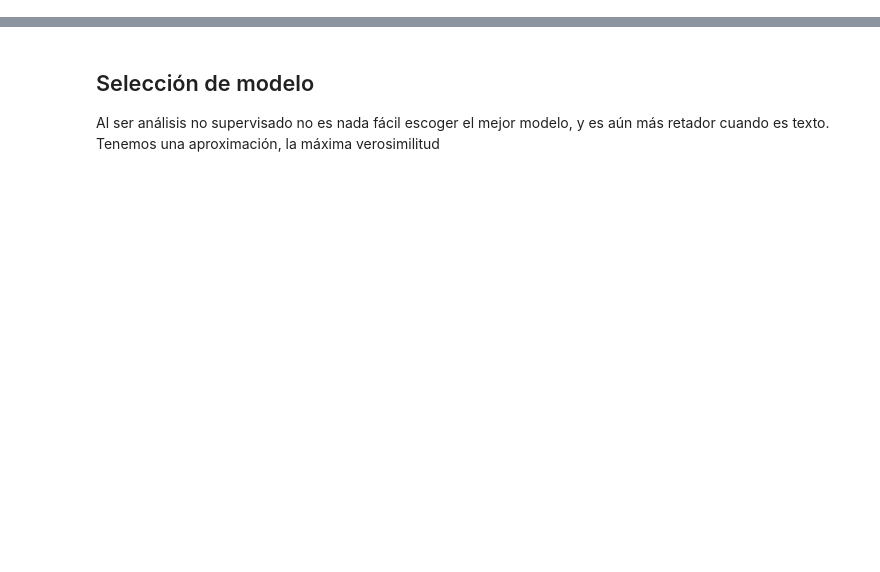
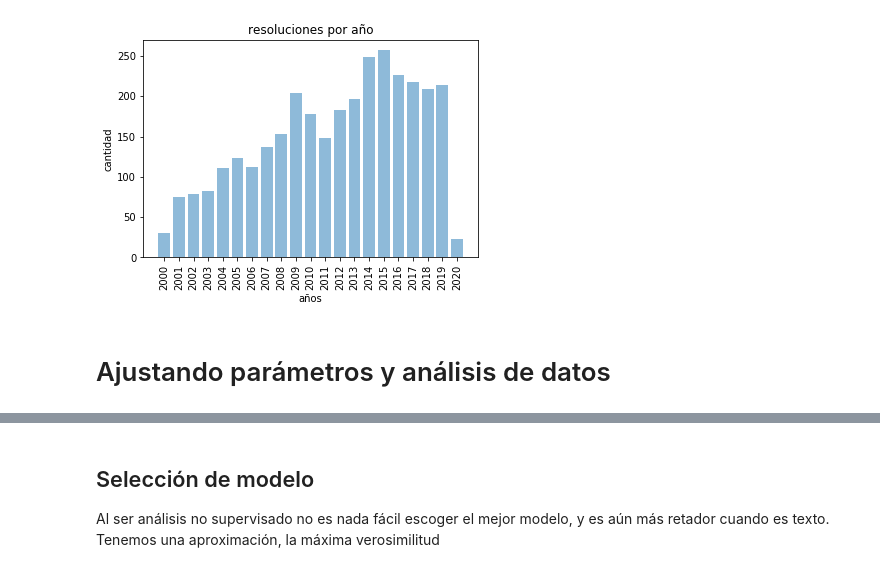
Before and after one commit to jguerrae/ProyectoReg, a Jupyter notebook: Electricidad/peru/LDA_peru.ipynb, the cells around one changed output, grey strips where cells are left out. Drawn from its saved outputs; the diff is of its cells as text; code cells hidden in the pictures; blank space fills up the shorter version.

```diff
--- a/Electricidad/peru/LDA_peru.ipynb
+++ b/Electricidad/peru/LDA_peru.ipynb
@@ -239,3 +23,5 @@ def print_topics(model, count_vectorizer, n_top_words):
         print("\nTopic #%d:" % topic_idx) # Imprima el número de tópico
         print(", ".join([words[i]
                         for i in topic.argsort()[:-n_top_words - 1:-1]])) #Muestre las n palabras más importantes por orden
+# %%
+df=pd.read_excel('peruu.xlsx')
@@ -241,0 +48,14 @@ def print_topics(model, count_vectorizer, n_top_words):
+# %%
+#Resoluciones por año
+resoaño=df.groupby(["año"])["Resumen"].count()
+
+plt.bar(resoaño.index,resoaño, align='center', alpha=0.5)
+plt.xticks(resoaño.index, rotation="vertical")
+plt.ylabel('cantidad')
+plt.xlabel('años')
+plt.title('resoluciones por año')
+plt.show()
+# %% [output]
+[figure, added]
+# %% [markdown]
+# Ajustando parámetros y análisis de datos
```
Also changed, not shown: parts of 53 cells of this notebook, 38 other files.
